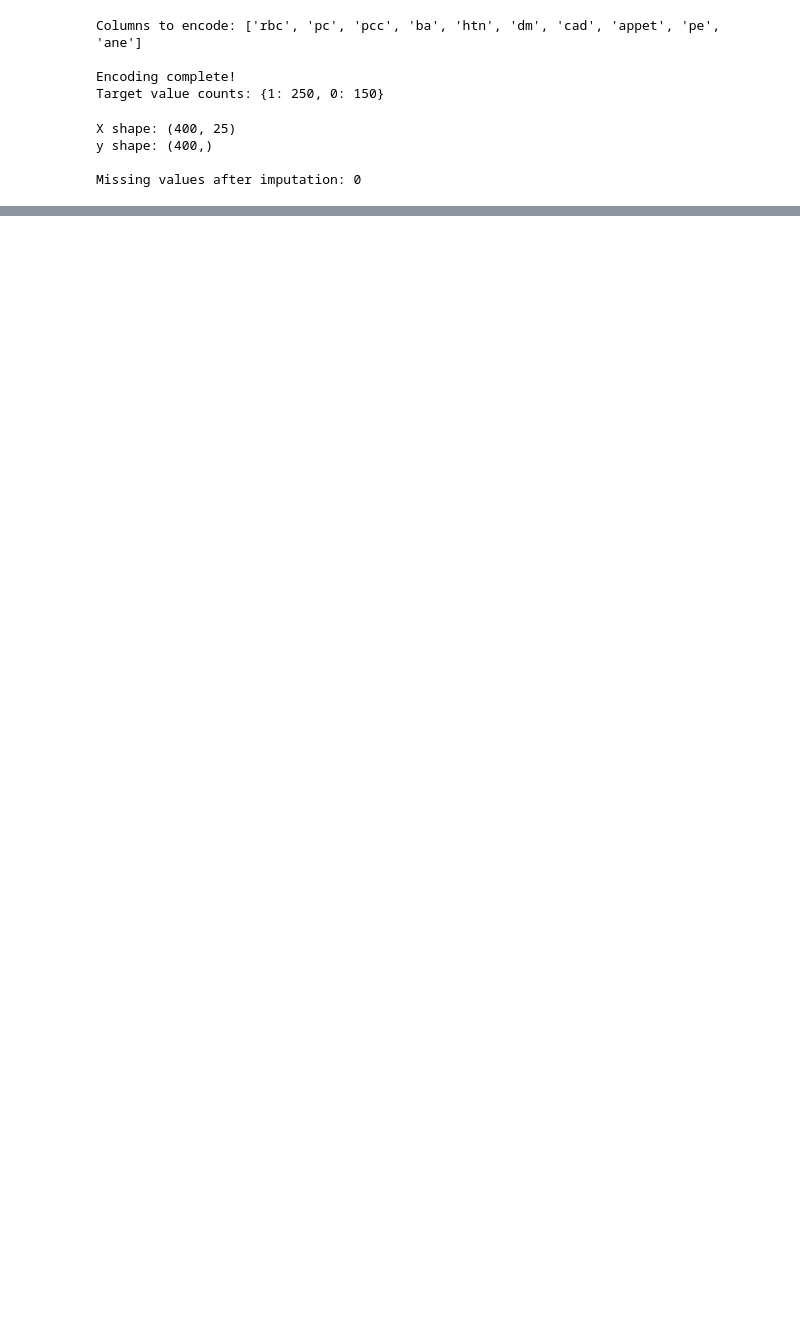
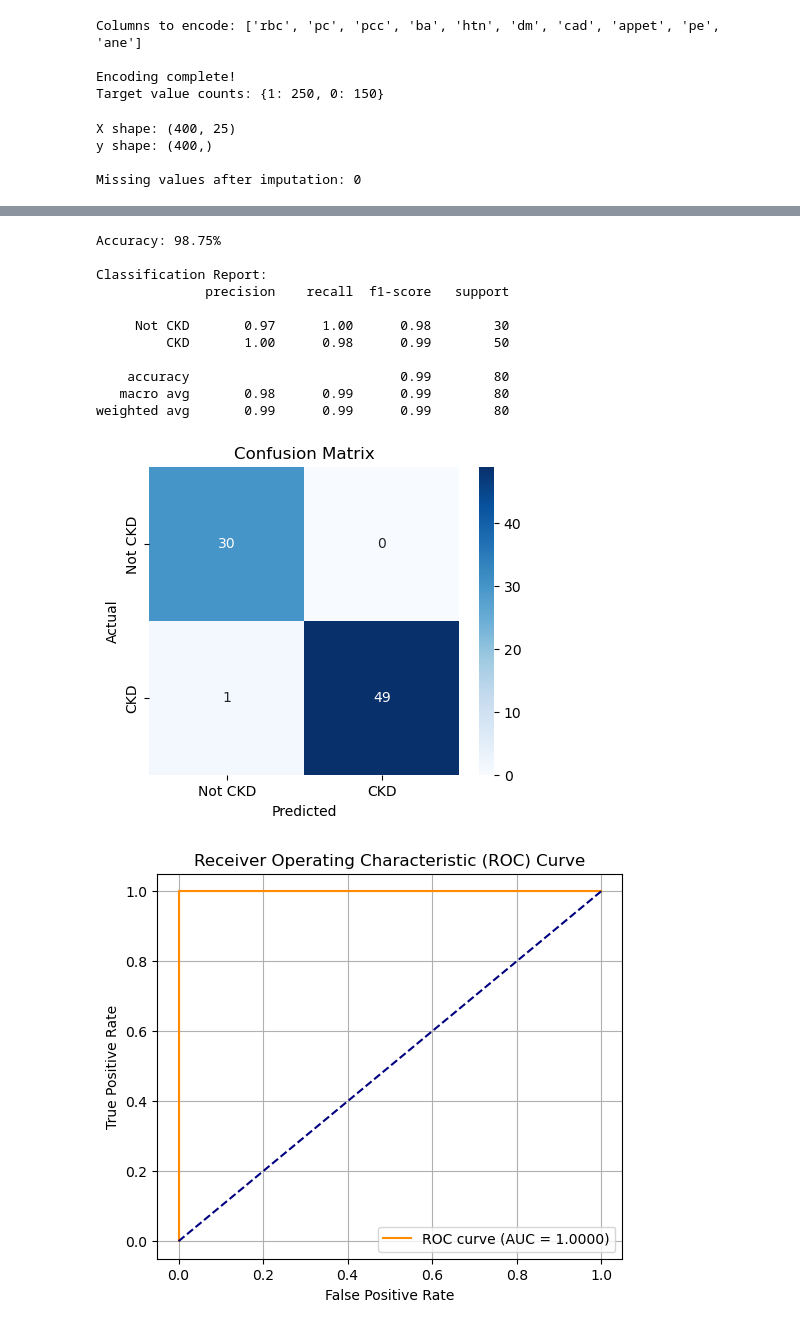
Before and after one commit to isiniperera/ML-assignment, a Jupyter notebook: notebooks/logistic_regression.ipynb, the cells around one changed output, grey strips where cells are left out. Saved outputs shown, nothing was run; the diff lists cells and outputs as text; code cells hidden in the pictures; blank space fills up the shorter version.

```diff
--- a/notebooks/logistic_regression.ipynb
+++ b/notebooks/logistic_regression.ipynb
@@ -168,19 +149,25 @@ Columns to encode: ['rbc', 'pc', 'pcc', 'ba', 'htn', 'dm', 'cad', 'appet', 'pe',
 Encoding complete!
 Target value counts: {1: 250, 0: 150}
 # %%
-#Separate features and target, impute missing values
+# Separate features and target
 X = df.drop('classification', axis=1)
 y = df['classification']
 
 print("X shape:", X.shape)
 print("y shape:", y.shape)
 
+# Impute missing values (mean strategy for numeric data)
 imputer = SimpleImputer(strategy='mean')
+
 X_imputed = pd.DataFrame(
     imputer.fit_transform(X),
     columns=X.columns
 )
 
+# Reset index (good practice)
+X_imputed = X_imputed.reset_index(drop=True)
+y = y.reset_index(drop=True)
+
 print("\nMissing values after imputation:",
       X_imputed.isnull().sum().sum())
 # %% [output]
@@ -228,0 +224,10 @@ Number of features used: 25
+# %%
+# Predict on test data
+y_pred = model.predict(X_test)
+
+# Predict probabilities (for ROC-AUC later)
+y_prob = model.predict_proba(X_test)[:, 1]
+
+# Display sample results
+print("First 10 predictions:", y_pred[:10])
+print("First 10 actual labels:", y_test.iloc[:10].values)
@@ -228,0 +271,47 @@ Number of features used: 25
+# %%
+
+
+# 1️⃣ Accuracy
+acc = accuracy_score(y_test, y_pred)
+print(f"Accuracy: {acc * 100:.2f}%\n")
+
+# 2️⃣ Classification Report
+print("Classification Report:")
+print(classification_report(y_test, y_pred, target_names=['Not CKD', 'CKD']))
+
+# 3️⃣ Confusion Matrix
+cm = confusion_matrix(y_test, y_pred)
+plt.figure(figsize=(5,4))
+sns.heatmap(cm, annot=True, fmt='d', cmap='Blues', xticklabels=['Not CKD', 'CKD'], yticklabels=['Not CKD', 'CKD'])
+plt.ylabel('Actual')
+plt.xlabel('Predicted')
+plt.title('Confusion Matrix')
+plt.show()
+
+# 4️⃣ ROC Curve
+roc_auc = roc_auc_score(y_test, y_prob)
+fpr, tpr, thresholds = roc_curve(y_test, y_prob)
+
+plt.figure(figsize=(6,5))
+plt.plot(fpr, tpr, color='darkorange', label=f'ROC curve (AUC = {roc_auc:.4f})')
+plt.plot([0,1], [0,1], color='navy', linestyle='--')
+plt.xlabel('False Positive Rate')
+plt.ylabel('True Positive Rate')
+plt.title('Receiver Operating Characteristic (ROC) Curve')
+plt.legend(loc='lower right')
+plt.grid()
+plt.show()
+# %% [output]
+Accuracy: 98.75%
+
+Classification Report:
+              precision    recall  f1-score   support
+
+     Not CKD       0.97      1.00      0.98        30
+         CKD       1.00      0.98      0.99        50
+
+    accuracy                           0.99        80
+   macro avg       0.98      0.99      0.99        80
+weighted avg       0.99      0.99      0.99        80
+[figure, added]
+[figure, added]
```
Also changed, not shown: parts of 12 cells of this notebook.
